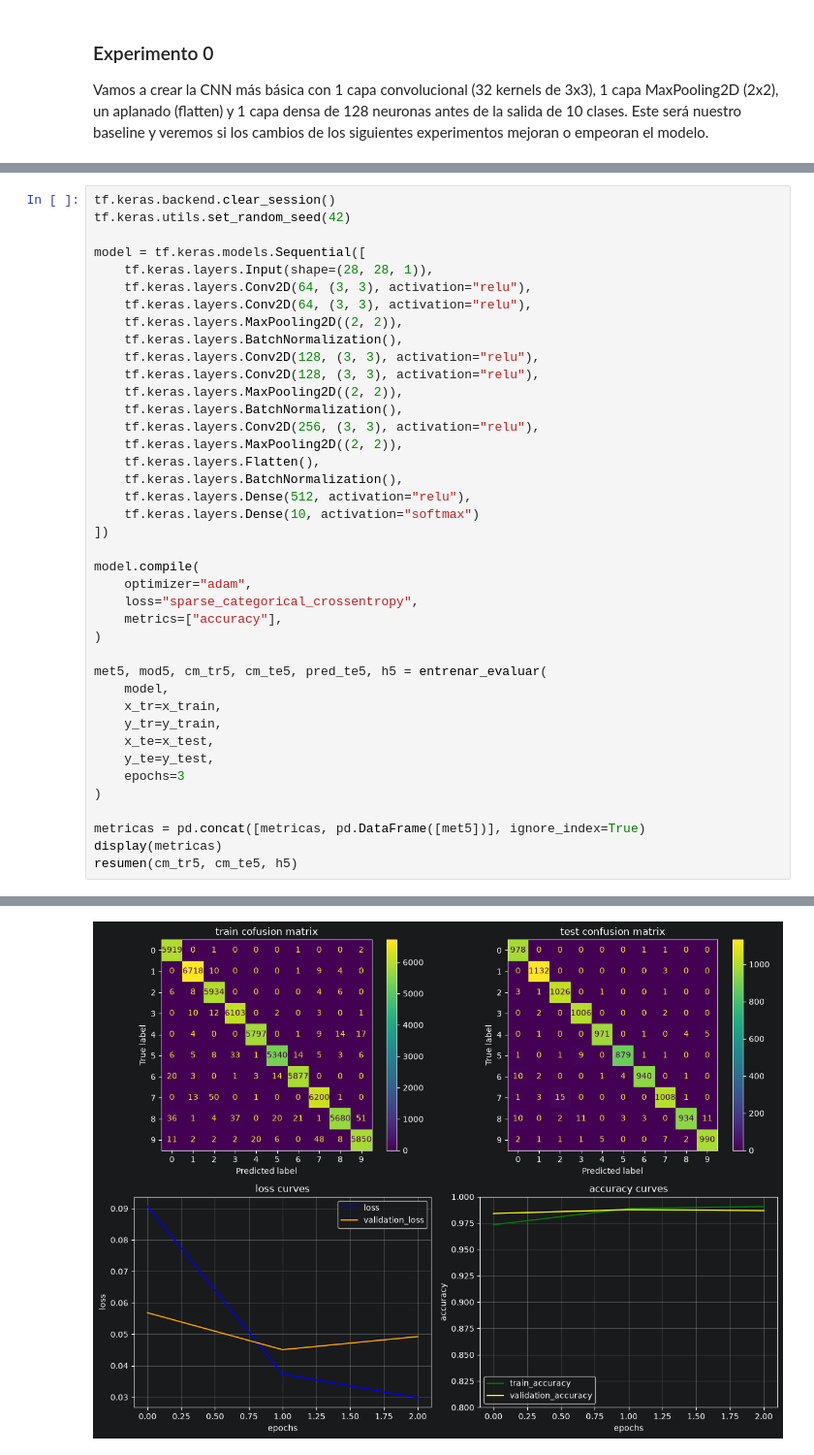
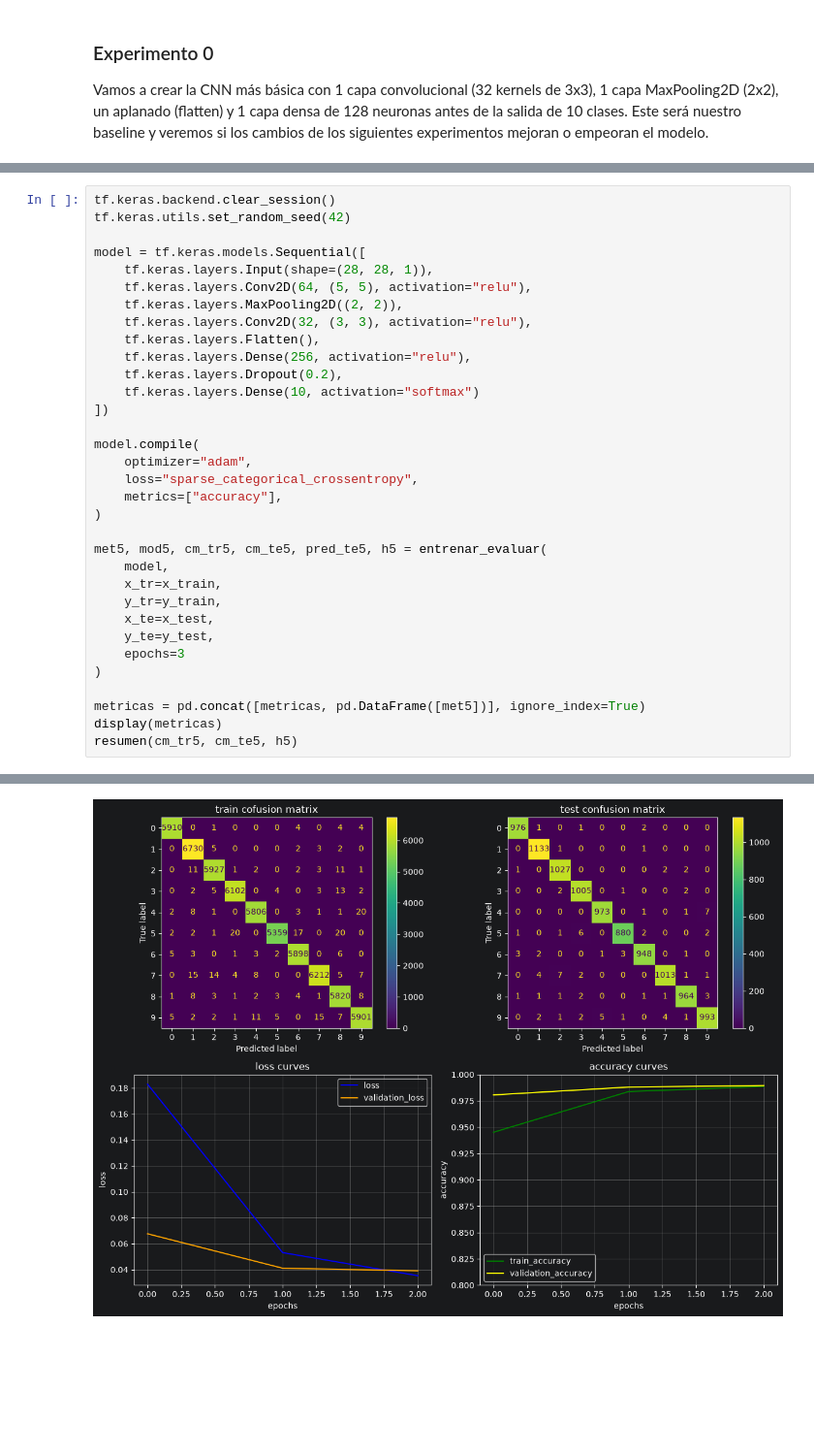
Before and after one commit to mxgueladrx/uma-26-27-1, a Jupyter notebook: AC2/Practica3/Practica3.ipynb, the cells around one changed output, grey strips where cells are left out. Shown at 97% size. Saved outputs shown, nothing was run; the diff lists cells and outputs as text; blank space fills up the shorter version.

```diff
--- a/AC2/Practica3/Practica3.ipynb
+++ b/AC2/Practica3/Practica3.ipynb
@@ -387,19 +409,12 @@ tf.keras.utils.set_random_seed(42)
 
 model = tf.keras.models.Sequential([
     tf.keras.layers.Input(shape=(28, 28, 1)),
-    tf.keras.layers.Conv2D(64, (3, 3), activation="relu"),
-    tf.keras.layers.Conv2D(64, (3, 3), activation="relu"),
+    tf.keras.layers.Conv2D(64, (5, 5), activation="relu"),
     tf.keras.layers.MaxPooling2D((2, 2)),
-    tf.keras.layers.BatchNormalization(),
-    tf.keras.layers.Conv2D(128, (3, 3), activation="relu"),
-    tf.keras.layers.Conv2D(128, (3, 3), activation="relu"),
-    tf.keras.layers.MaxPooling2D((2, 2)),
-    tf.keras.layers.BatchNormalization(),
-    tf.keras.layers.Conv2D(256, (3, 3), activation="relu"),
-    tf.keras.layers.MaxPooling2D((2, 2)),
+    tf.keras.layers.Conv2D(32, (3, 3), activation="relu"),
     tf.keras.layers.Flatten(),
-    tf.keras.layers.BatchNormalization(),
-    tf.keras.layers.Dense(512, activation="relu"),
+    tf.keras.layers.Dense(256, activation="relu"),
+    tf.keras.layers.Dropout(0.2),
     tf.keras.layers.Dense(10, activation="softmax")
 ])
 
@@ -442 +455 @@ Epoch 3/3
-[figure, old version]
+[figure, new version]
```
Also changed, not shown: parts of 18 cells of this notebook.
